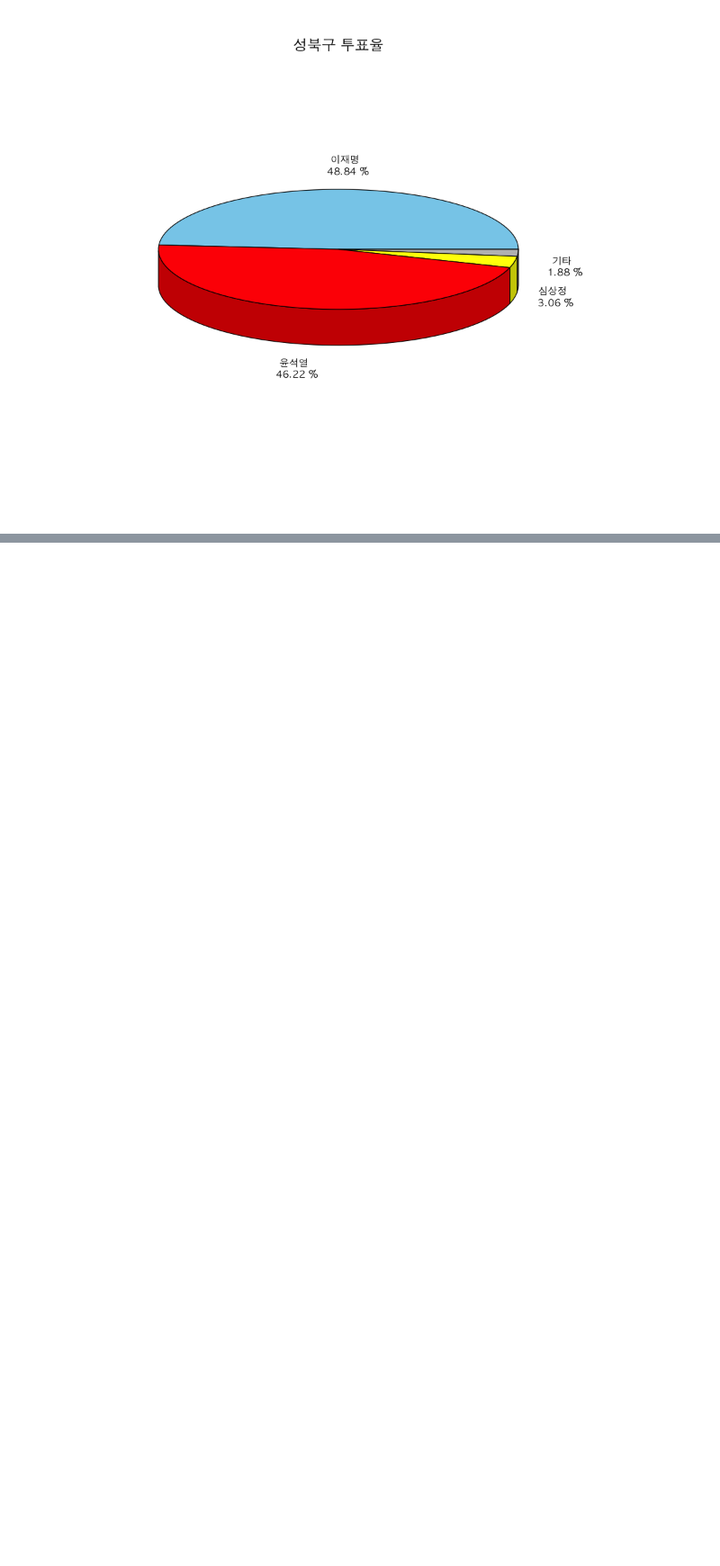
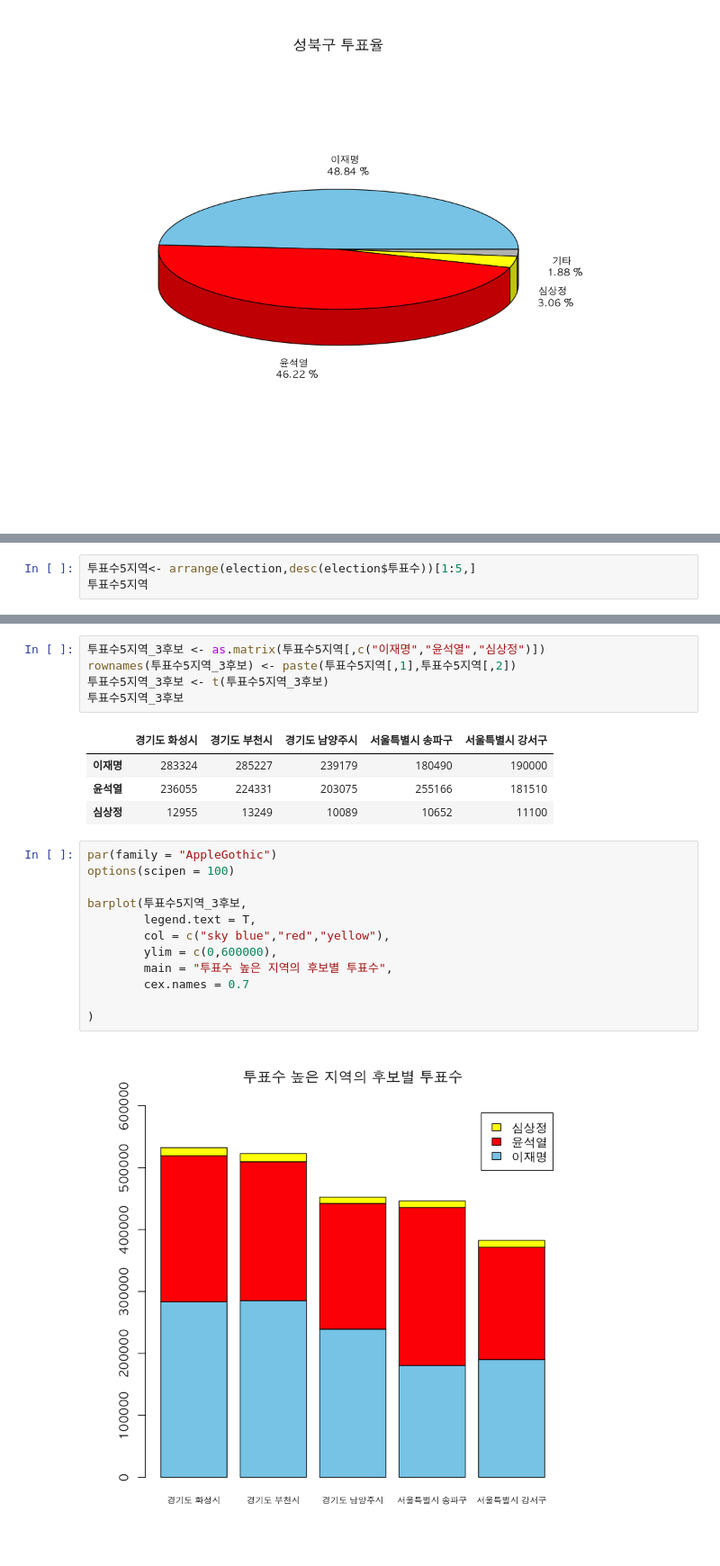
Before and after one commit to ProgrammerJcj/RBase, a Jupyter notebook: 10. 20대_대선자료 시각화.ipynb, the cells around one changed output, grey strips where cells are left out. Shown at 90% size. Cells and saved outputs as stored; diff of their text form; blank space fills up the shorter version.

```diff
--- a/10. 20대_대선자료 시각화.ipynb
+++ b/10. 20대_대선자료 시각화.ipynb
@@ -297,0 +334,3 @@ pie3D(election_seongbuk_ratio,
+# %%
+투표수5지역<- arrange(election,desc(election$투표수))[1:5,]
+투표수5지역
@@ -297,0 +344,24 @@ pie3D(election_seongbuk_ratio,
+# %%
+투표수5지역_3후보 <- as.matrix(투표수5지역[,c("이재명","윤석열","심상정")])
+rownames(투표수5지역_3후보) <- paste(투표수5지역[,1],투표수5지역[,2])
+투표수5지역_3후보 <- t(투표수5지역_3후보)
+투표수5지역_3후보
+# %% [output]
+|  | 경기도 화성시 | 경기도 부천시 | 경기도 남양주시 | 서울특별시 송파구 | 서울특별시 강서구 |
+| 이재명 | 283324 | 285227 | 239179 | 180490 | 190000 |
+| 윤석열 | 236055 | 224331 | 203075 | 255166 | 181510 |
+| 심상정 | 12955 | 13249 | 10089 | 10652 | 11100 |
+# %%
+par(family = "AppleGothic")
+options(scipen = 100)
+
+barplot(투표수5지역_3후보,
+        legend.text = T,
+        col = c("sky blue","red","yellow"),
+        ylim = c(0,600000),
+        main = "투표수 높은 지역의 후보별 투표수",
+        cex.names = 0.7
+
+)
+# %% [output]
+[figure, added]
```
Also changed, not shown: parts of 38 cells of this notebook.
